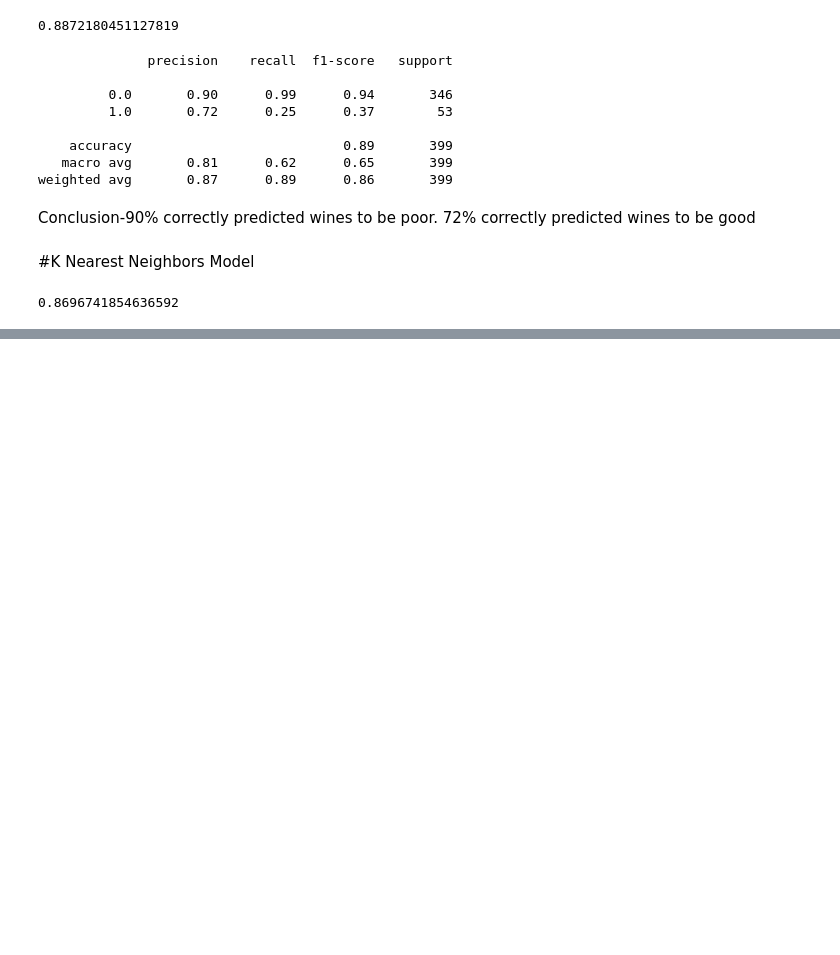
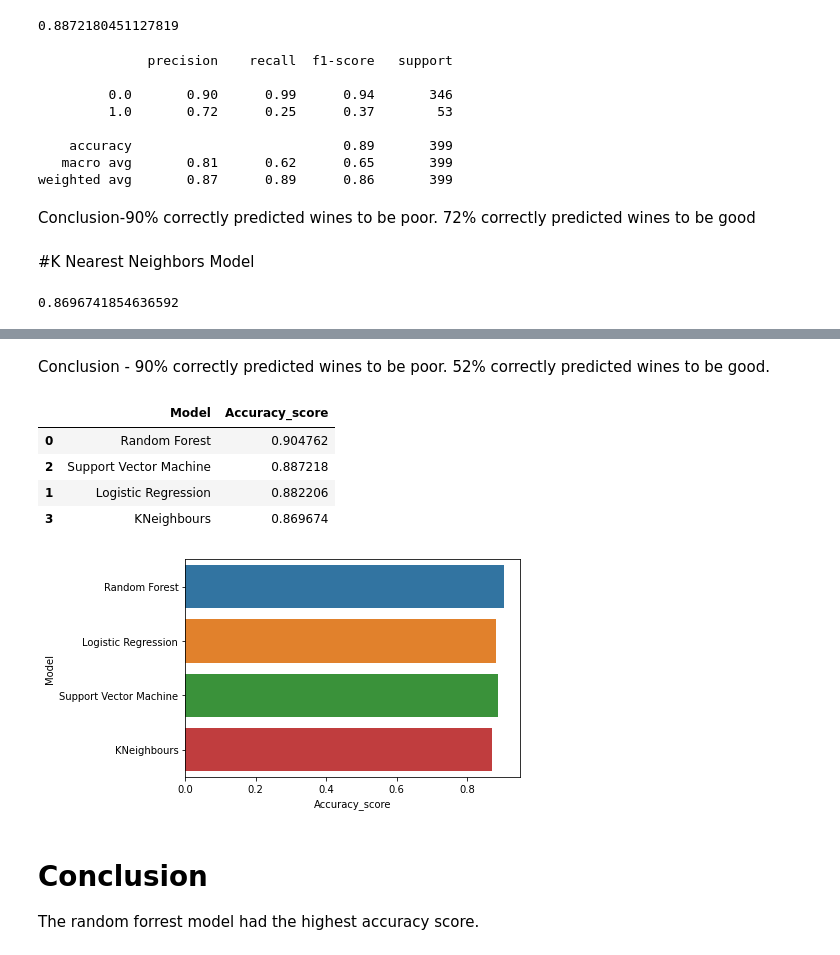
Before and after one commit to machave11/Wine-Quality-Analysis, a Jupyter notebook: Nikhil_Machave_Wine_Quality_Analysis.ipynb, the cells around one changed output, grey strips where cells are left out. Cells and saved outputs as stored; diff of their text form; code cells hidden in the pictures; blank space fills up the shorter version.

```diff
--- a/Nikhil_Machave_Wine_Quality_Analysis.ipynb
+++ b/Nikhil_Machave_Wine_Quality_Analysis.ipynb
@@ -425,0 +447,23 @@ print(kn)
+# %% [markdown]
+Conclusion - 90% correctly predicted wines to be poor.
+52% correctly predicted wines to be good.
+# %%
+# Show Accuraccy Score by Model.
+models = pd.DataFrame({
+    'Model':['Random Forest', 'Logistic Regression', 'Support Vector Machine' , 'KNeighbours'],
+    'Accuracy_score' :[rf, lr, svm, kn]
+})
+models
+sns.barplot(x='Accuracy_score', y='Model', data=models)
+
+models.sort_values(by='Accuracy_score', ascending=False)
+# %% [output]
+|  | Model | Accuracy_score |
+| 0 | Random Forest | 0.904762 |
+| 2 | Support Vector Machine | 0.887218 |
+| 1 | Logistic Regression | 0.882206 |
+| 3 | KNeighbours | 0.869674 |
+[figure, added]
+# %% [markdown]
+# Conclusion
+The random forrest model had the highest accuracy score.
```
Also changed, not shown: parts of 4 cells of this notebook.
